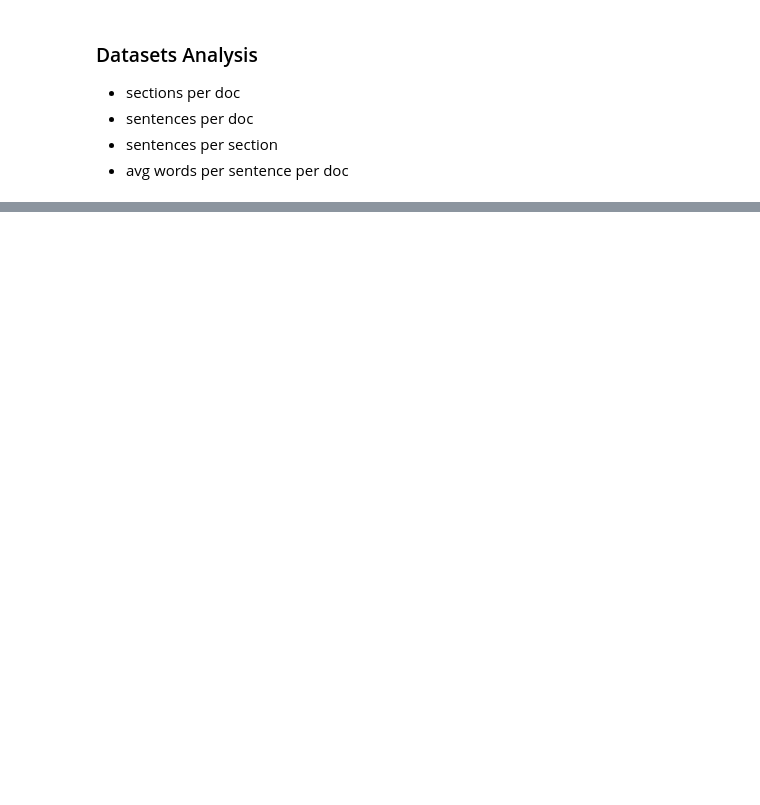
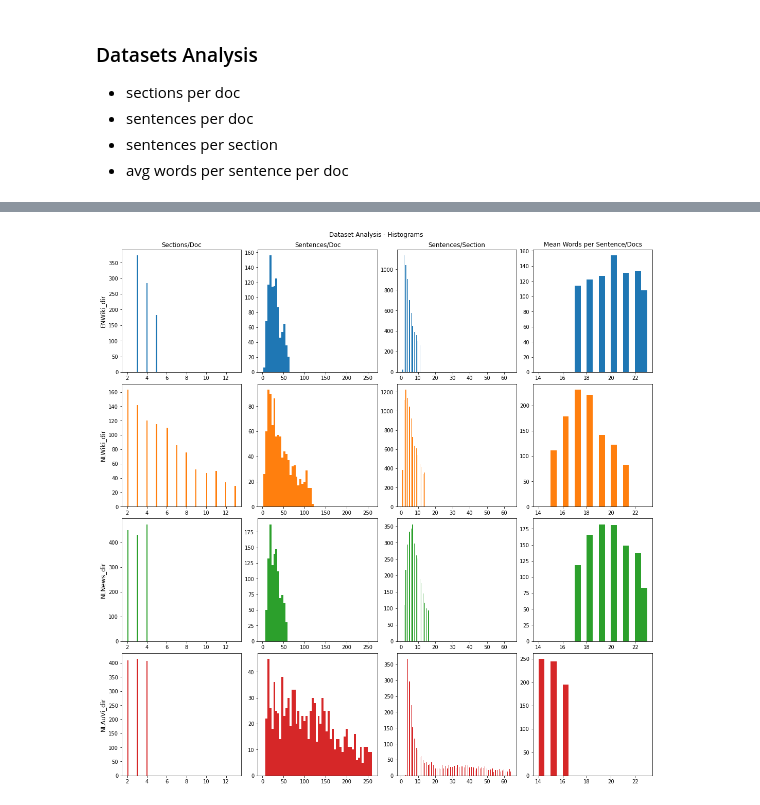
Before and after one commit to DoubleGio/text_segmentation, a Jupyter notebook: Notebooks/dataset_analysis.ipynb, the cells around one changed output, grey strips where cells are left out. Drawn from its saved outputs; the diff is of its cells as text; code cells hidden in the pictures; blank space fills up the shorter version.

```diff
--- a/Notebooks/dataset_analysis.ipynb
+++ b/Notebooks/dataset_analysis.ipynb
@@ -38,13 +55,30 @@ table
 # %%
-for dir in bases.values():
+# Fill in the table
+for dataset, dir in tqdm(bases.items(), desc='Datasets processed'):
     for root, _, files in os.walk(dir):
-        for file in files:
+        for file in tqdm(files, leave=False, desc='Files processed'):
             with open(os.path.join(root, file), 'r', encoding='utf-8') as f:
                 try:
                     doc = f.read()
                 except UnicodeDecodeError:
                     continue
             doc_clean = clean_text(doc)
-            sections = doc_clean.split('===')[1:]
-
-            doc_sents = sent_tokenize(doc_clean)
+            # Count sections
+            sections = list(filter(None, doc_clean.split('===')))
+            sections_count = len(sections)
+            if sections_count < 2:
+                continue
+            table.loc[dataset, metrics[0]].append(sections_count)
+            # Count sentences
+            sent_total = 0
+            word_sent_count = []
+            for section in sections:
+                section_sep = sent_tokenize(section)
+                sent_count = len(section_sep)
+                table.loc[dataset, metrics[2]].append(sent_count)
+                sent_total += sent_count
+                # Count words
+                for sent in section_sep:
+                    word_sent_count.append(len(sent.split()))
+            table.loc[dataset, metrics[1]].append(sent_total)
+            table.loc[dataset, metrics[3]].append(np.mean(word_sent_count))
@@ -55,0 +85,20 @@ sections = d.split('===')[1:]
+# %%
+# Plot the stuff
+table_adj = table.applymap(reject_outliers) # Remove outliers
+colours = ['tab:blue', 'tab:orange', 'tab:green', 'tab:red']
+fig, axs = plt.subplots(4, 4, figsize=(15,15))
+for col, metric in enumerate(metrics):
+    bins = np.histogram_bin_edges(np.hstack(table_adj[metric]), bins='auto')
+    for row, dataset in enumerate(table_adj.index):
+        if row == 0:
+            axs[row, col].set_title(metric)
+        if col == 0:
+            axs[row, col].set_ylabel(dataset, size='large')
+        axs[row, col].hist(table_adj.loc[dataset, metric], bins=bins, color=colours[row])
+
+fig.suptitle('Dataset Analysis - Histograms')
+fig.execute_constrained_layout()
+# fig.tight_layout()
+fig.show()
+# %% [output]
+[figure, added]
```
Also changed, not shown: parts of 6 cells of this notebook.
